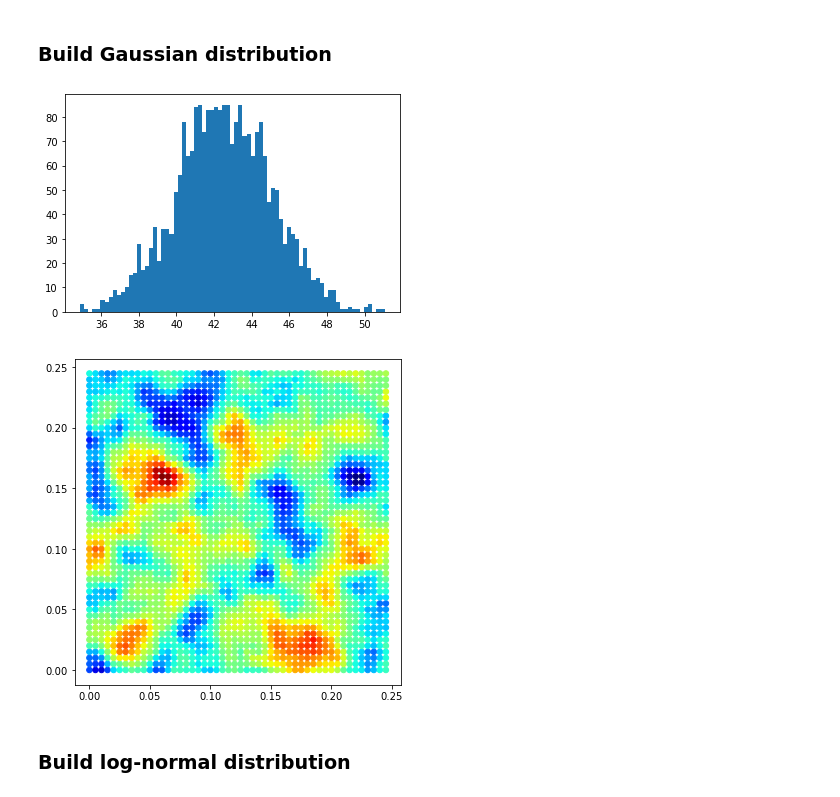
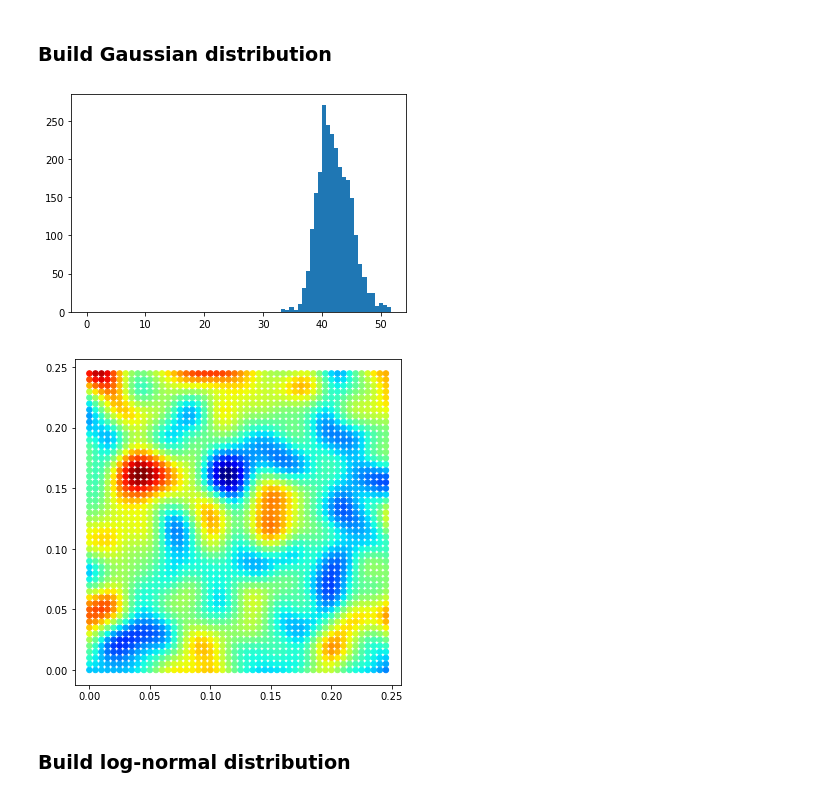
Before and after one commit to mark-hobbs/pyrf, a Jupyter notebook: Random_field_generation.ipynb, the cells around one changed output. Cells and saved outputs as stored; diff of their text form; code cells hidden in the pictures.

```diff
--- a/Random_field_generation.ipynb
+++ b/Random_field_generation.ipynb
@@ -22,3 +24,7 @@ Number of nodes: 2500
+# %%
+lc = 25
+mean_fc = 42.3
+std_dev = 5
 # %% [markdown]
 ### Build correlation matrix
 # %%
@@ -26,6 +32,6 @@ Number of nodes: 2500
 # C = jcss.build_correlation_matrix(x)
 # jcss.visualise(C)
 # %%
-# gc = GaussianCovariance(25)
-# C = gc.build_correlation_matrix(x)
-# gc.visualise(C)
+gc = GaussianCovariance(lc)
+C = gc.build_correlation_matrix(x)
+gc.visualise(C)
@@ -32,4 +40,4 @@ Number of nodes: 2500
 # %%
-matern = Matern(25, nu=3/2)
-C = matern.build_correlation_matrix(x)
-matern.visualise(C)
+# matern = Matern(lc, nu=5/2)
+# C = matern.build_correlation_matrix(x)
+# matern.visualise(C)
@@ -38,14 +44,14 @@ matern.visualise(C)
 # %% [markdown]
 ### Build Gaussian distribution
 # %%
-gaussian = Gaussian(42.3, 5)
+gaussian = Gaussian(mean_fc, std_dev)
 md = MD(C, gaussian)
 K = md.build_distribution()
-plt.hist(K, 75);
+plt.hist(K, 75, range=(0, np.max(K)));
 md.visualise(x, K);
 # %% [output]
-[figure, old version]
+[figure, new version]
-[figure, old version]
+[figure, new version]
 # %% [markdown]
 ### Build log-normal distribution
 # %%
```
Also changed, not shown: parts of 5 cells of this notebook, 2 other files.
